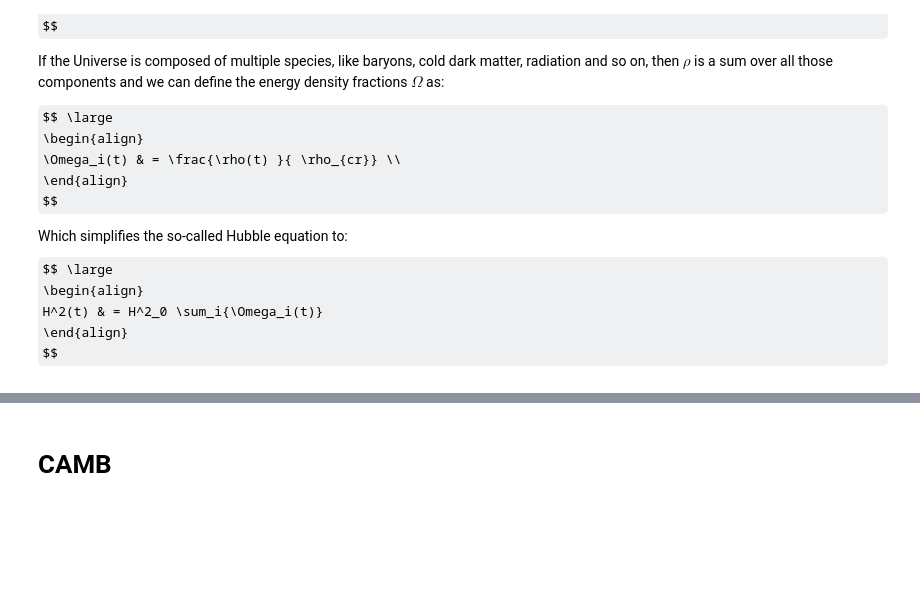
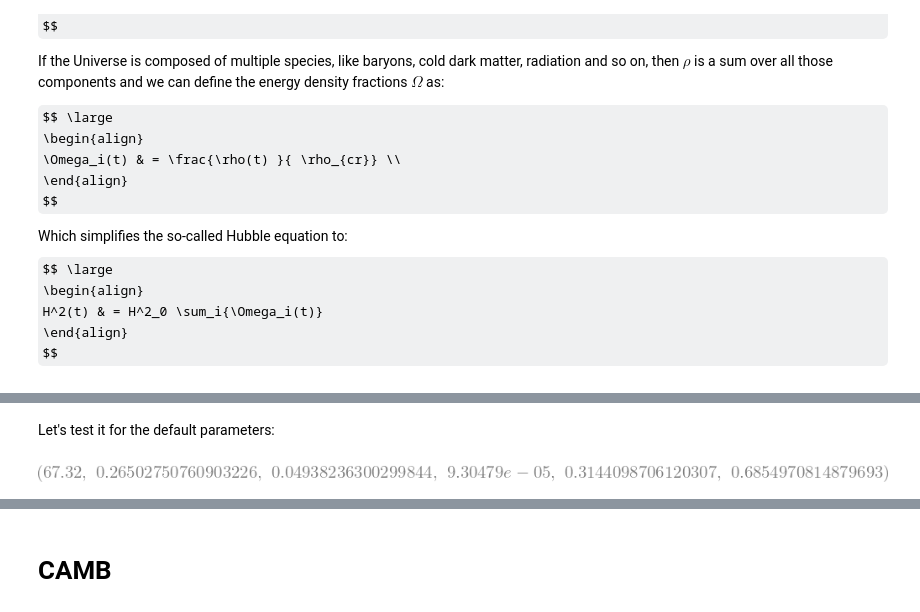
Before and after one commit to CosmoStat/Tutorials, a Jupyter notebook: Einstein-Boltzmann-Codes/Cosmology-Background.ipynb, the cells around one changed output, grey strips where cells are left out. Saved outputs shown, nothing was run; the diff lists cells and outputs as text; code cells hidden in the pictures; some formulas as TeX source; blank space fills up the shorter version.

```diff
--- a/Einstein-Boltzmann-Codes/Cosmology-Background.ipynb
+++ b/Einstein-Boltzmann-Codes/Cosmology-Background.ipynb
@@ -118,0 +233,26 @@ $$
+# %%
+def Omega_L(Omega_c, Omega_b, Omega_r):
+    """
+    Function for Omega_Lambda, dark energy.
+
+    For a flat Universe:
+        Omega_Lambda = 1-Omega_c-Omega_b-Omega_r
+
+    """
+    oL = 1 - Omega_c - Omega_b - Omega_r
+    return oL
+# %%
+def cosmological_parameters(cosmo_pars=dict()):
+    H0 = cosmo_pars.get('H0', planck_18['H0'])  # Planck 2018 cosmological parameters as default
+    Oc = cosmo_pars.get('Oc', planck_18['Oc'])
+    Ob = cosmo_pars.get('Ob', planck_18['Ob'])
+    Or = cosmo_pars.get('Or', planck_18['Or'])
+    Om = Ob+Oc
+    OL = Omega_L(Oc, Ob, Or)
+    return H0, Oc, Ob, Or, Om, OL
+# %% [markdown]
+Let's test it for the default parameters:
+# %%
+cosmological_parameters()
+# %% [output]
+[figure, added]
```
Also changed, not shown: parts of 86 cells of this notebook.
